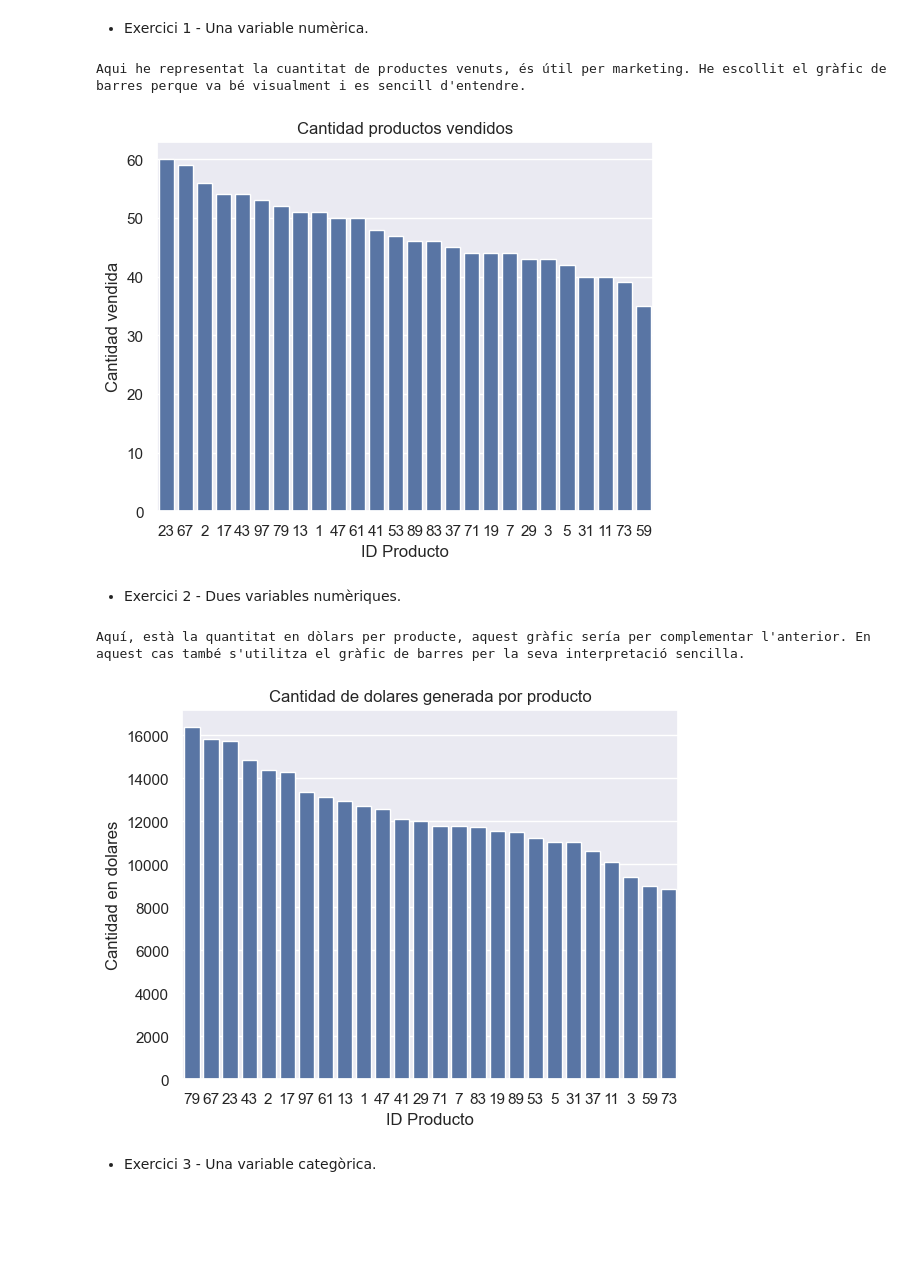
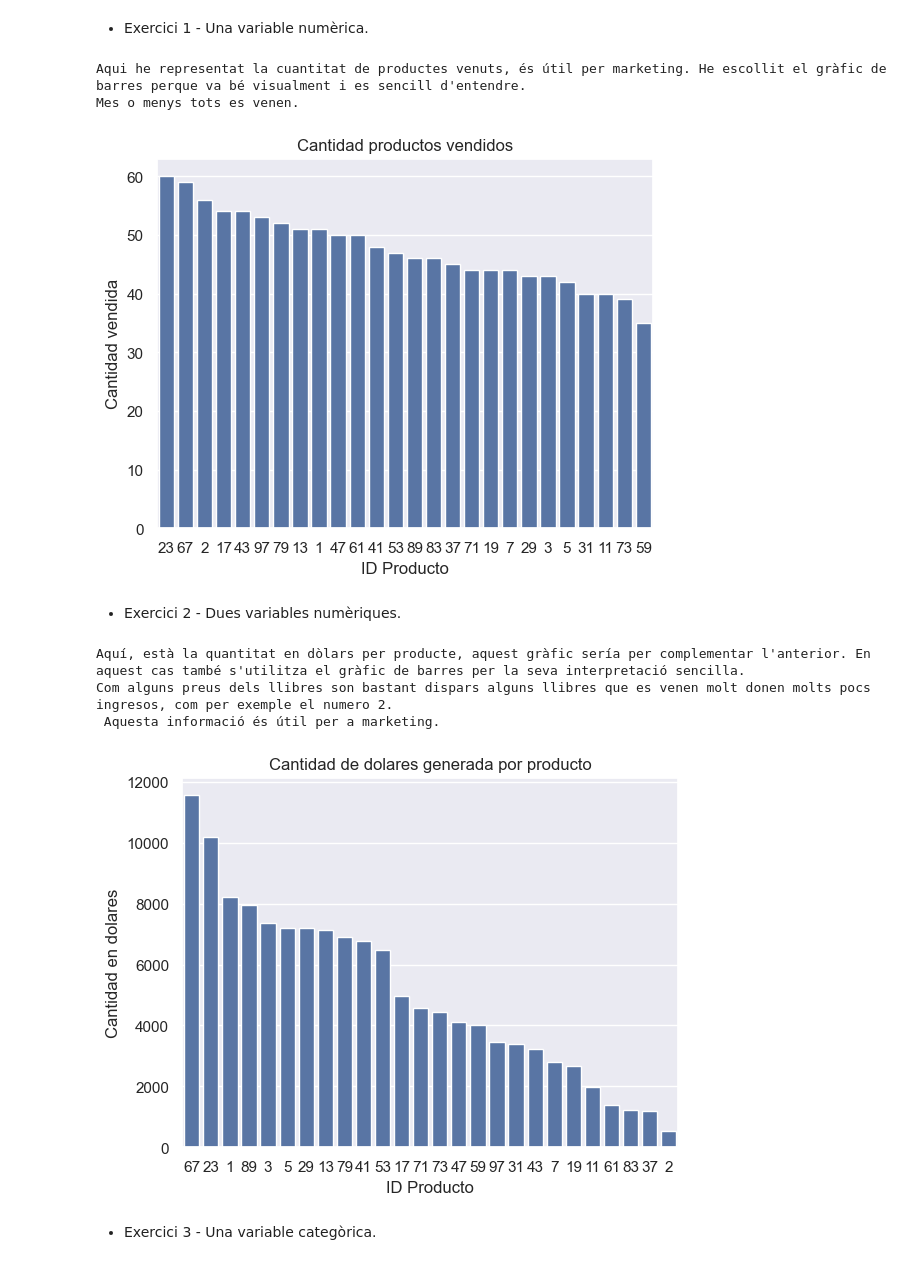
Before and after one commit to SrBiscuits/ItAcademy, a Jupyter notebook: Sprint8.1.ipynb, the cells around one changed output. Saved outputs shown, nothing was run; the diff lists cells and outputs as text; code cells hidden in the pictures; blank space fills up the shorter version.

```diff
--- a/Sprint8.ipynb
+++ b/Sprint8.1.ipynb
@@ -36,34 +35,41 @@ plt.title("Cantidad productos vendidos")
 plt.xlabel('ID Producto')
 plt.ylabel("Cantidad vendida")
 
-print("Aqui he representat la cuantitat de productes venuts, és útil per marketing. He escollit el gràfic de barres perque va bé visualment i es sencill d'entendre.")
+print("Aqui he representat la cuantitat de productes venuts, és útil per marketing. He escollit el gràfic de barres perque va bé visualment i es sencill d'entendre." \
+"\nMes o menys tots es venen.")
 # %% [output]
 Aqui he representat la cuantitat de productes venuts, és útil per marketing. He escollit el gràfic de barres perque va bé visualment i es sencill d'entendre.
+Mes o menys tots es venen.
 [figure]
 # %% [markdown]
 - Exercici 2 - Dues variables numèriques.
 # %%
 query="""
-SELECT product_id, sum(amount) as suma
+SELECT product_id, count(*) * CAST(REPLACE(price, '$', '') AS DECIMAL(10,2)) as suma
 FROM transactions_products
 JOIN transaction on id = transaction_id
+join products on product_id = products.id
 WHERE declined=0
 GROUP BY product_id
 """
 
 seab.set_theme()
 df = pd.read_sql(query, conn)
 order = df.sort_values(by='suma', ascending=False)['product_id']
 seab.barplot(data=df, x='product_id',y='suma',order=order)
 
 plt.title("Cantidad de dolares generada por producto")
 plt.xlabel('ID Producto')
 plt.ylabel("Cantidad en dolares")
 
-print("Aquí, està la quantitat en dòlars per producte, aquest gràfic sería per complementar l'anterior. En aquest cas també s'utilitza el gràfic de barres per la seva interpretació sencilla.")
+print("Aquí, està la quantitat en dòlars per producte, aquest gràfic sería per complementar l'anterior. En aquest cas també s'utilitza el gràfic de barres per la seva interpretació sencilla." \
+"\nCom alguns preus dels llibres son bastant dispars alguns llibres que es venen molt donen molts pocs ingresos, com per exemple el numero 2." \
+"\n Aquesta informació és útil per a marketing.")
 # %% [output]
 Aquí, està la quantitat en dòlars per producte, aquest gràfic sería per complementar l'anterior. En aquest cas també s'utilitza el gràfic de barres per la seva interpretació sencilla.
+Com alguns preus dels llibres son bastant dispars alguns llibres que es venen molt donen molts pocs ingresos, com per exemple el numero 2.
+ Aquesta informació és útil per a marketing.
-[figure, old version]
+[figure, new version]
 # %% [markdown]
 - Exercici 3 - Una variable categòrica.
 # %%
```
Also changed, not shown: parts of 1 cell of this notebook, 2 other files.
